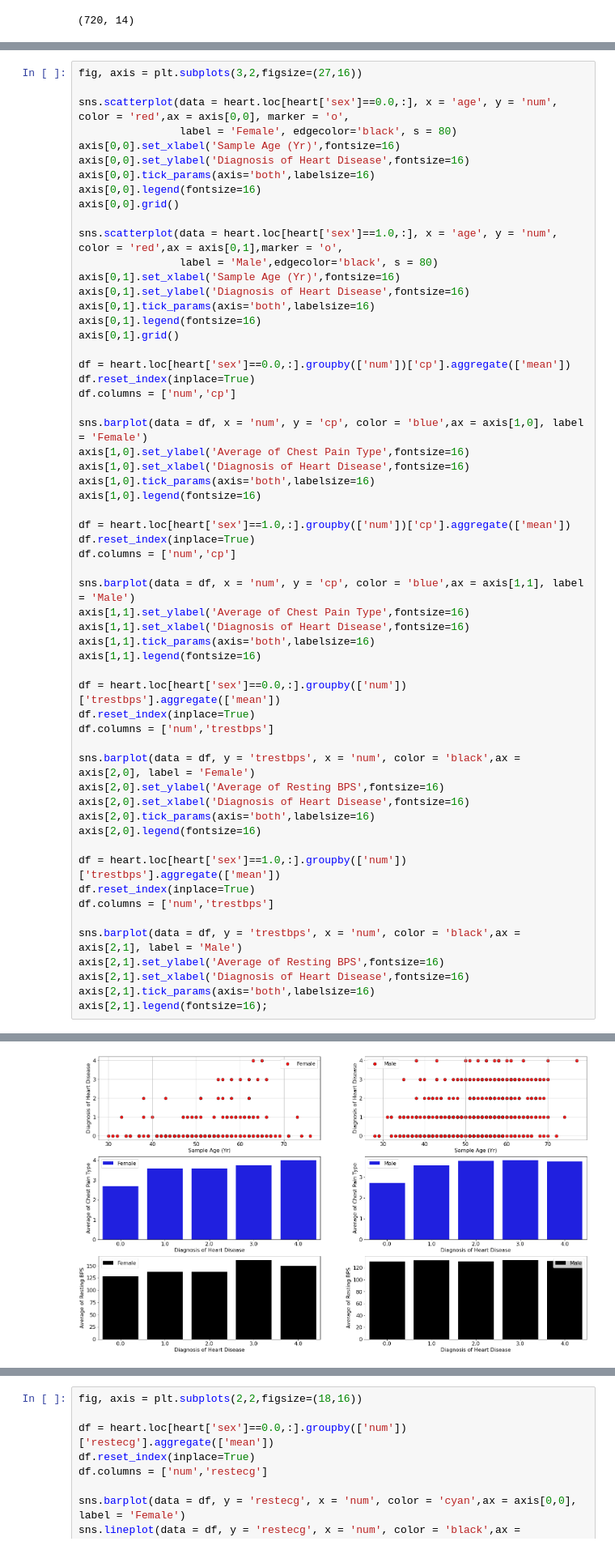
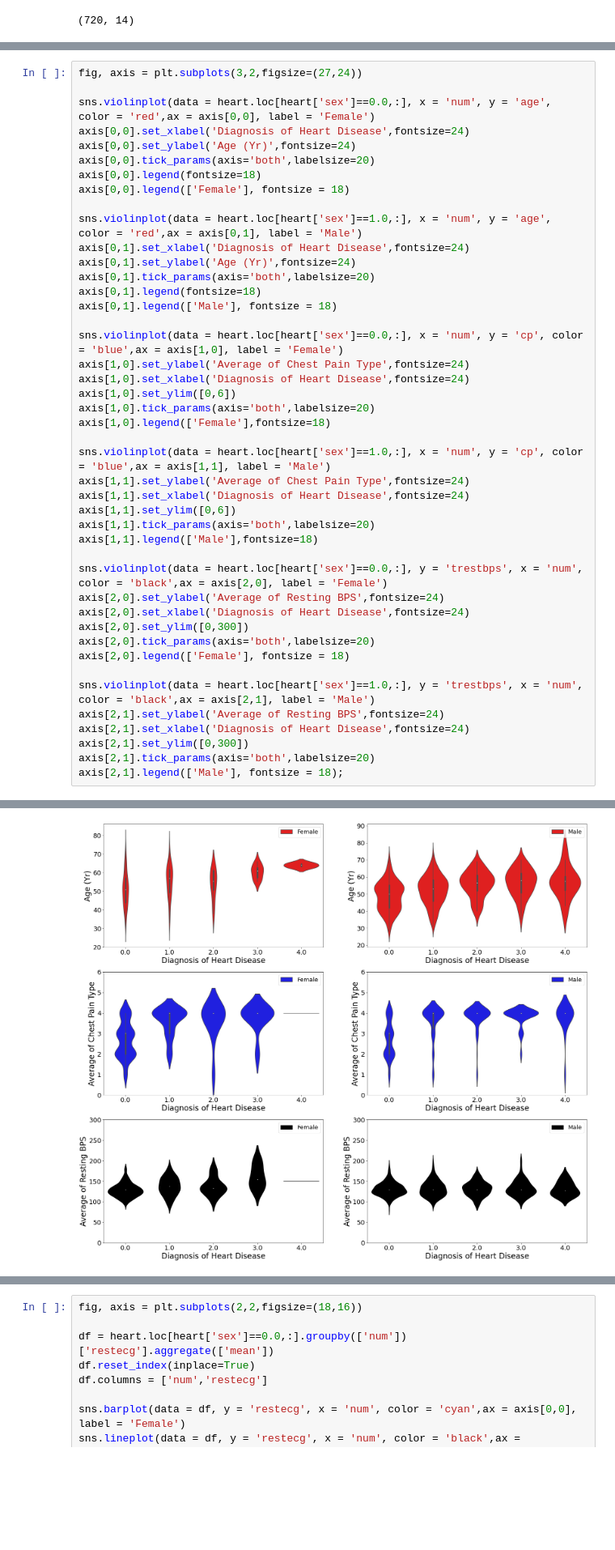
Before and after one commit to bkeshavarzi/Heart, a Jupyter notebook: FeatureCorrelationHeart.ipynb, the cells around one changed output, grey strips where cells are left out. Shown at 81% size. Cells and saved outputs as stored; diff of their text form; blank space fills up the shorter version.

```diff
--- a/FeatureCorrelationHeart.ipynb
+++ b/FeatureCorrelationHeart.ipynb
@@ -114,59 +115,45 @@ axis[2,1].legend(fontsize=16);
 # %%
-fig, axis = plt.subplots(3,2,figsize=(27,16))
+fig, axis = plt.subplots(3,2,figsize=(27,24))
 
-sns.scatterplot(data = heart.loc[heart['sex']==0.0,:], x = 'age', y = 'num', color = 'red',ax = axis[0,0], marker = 'o',
-                label = 'Female', edgecolor='black', s = 80)
-axis[0,0].set_xlabel('Sample Age (Yr)',fontsize=16)
-axis[0,0].set_ylabel('Diagnosis of Heart Disease',fontsize=16)
-axis[0,0].tick_params(axis='both',labelsize=16)
-axis[0,0].legend(fontsize=16)
-axis[0,0].grid()
+sns.violinplot(data = heart.loc[heart['sex']==0.0,:], x = 'num', y = 'age', color = 'red',ax = axis[0,0], label = 'Female')
+axis[0,0].set_xlabel('Diagnosis of Heart Disease',fontsize=24)
+axis[0,0].set_ylabel('Age (Yr)',fontsize=24)
+axis[0,0].tick_params(axis='both',labelsize=20)
+axis[0,0].legend(fontsize=18)
+axis[0,0].legend(['Female'], fontsize = 18)
 
-sns.scatterplot(data = heart.loc[heart['sex']==1.0,:], x = 'age', y = 'num', color = 'red',ax = axis[0,1],marker = 'o',
-                label = 'Male',edgecolor='black', s = 80)
-axis[0,1].set_xlabel('Sample Age (Yr)',fontsize=16)
-axis[0,1].set_ylabel('Diagnosis of Heart Disease',fontsize=16)
-axis[0,1].tick_params(axis='both',labelsize=16)
-axis[0,1].legend(fontsize=16)
-axis[0,1].grid()
+sns.violinplot(data = heart.loc[heart['sex']==1.0,:], x = 'num', y = 'age', color = 'red',ax = axis[0,1], label = 'Male')
+axis[0,1].set_xlabel('Diagnosis of Heart Disease',fontsize=24)
+axis[0,1].set_ylabel('Age (Yr)',fontsize=24)
+axis[0,1].tick_params(axis='both',labelsize=20)
+axis[0,1].legend(fontsize=18)
+axis[0,1].legend(['Male'], fontsize = 18)
 
-df = heart.loc[heart['sex']==0.0,:].groupby(['num'])['cp'].aggregate(['mean'])
-df.reset_index(inplace=True)
-df.columns = ['num','cp']
+sns.violinplot(data = heart.loc[heart['sex']==0.0,:], x = 'num', y = 'cp', color = 'blue',ax = axis[1,0], label = 'Female')
+axis[1,0].set_ylabel('Average of Chest Pain Type',fontsize=24)
+axis[1,0].set_xlabel('Diagnosis of Heart Disease',fontsize=24)
+axis[1,0].set_ylim([0,6])
+axis[1,0].tick_params(axis='both',labelsize=20)
+axis[1,0].legend(['Female'],fontsize=18)
 
-sns.barplot(data = df, x = 'num', y = 'cp', color = 'blue',ax = axis[1,0], label = 'Female')
-axis[1,0].set_ylabel('Average of Chest Pain Type',fontsize=16)
-axis[1,0].set_xlabel('Diagnosis of Heart Disease',fontsize=16)
-axis[1,0].tick_params(axis='both',labelsize=16)
-axis[1,0].legend(fontsize=16)
+sns.violinplot(data = heart.loc[heart['sex']==1.0,:], x = 'num', y = 'cp', color = 'blue',ax = axis[1,1], label = 'Male')
+axis[1,1].set_ylabel('Average of Chest Pain Type',fontsize=24)
+axis[1,1].set_xlabel('Diagnosis of Heart Disease',fontsize=24)
+axis[1,1].set_ylim([0,6])
+axis[1,1].tick_params(axis='both',labelsize=20)
+axis[1,1].legend(['Male'],fontsize=18)
 
-df = heart.loc[heart['sex']==1.0,:].groupby(['num'])['cp'].aggregate(['mean'])
-df.reset_index(inplace=True)
-df.columns = ['num','cp']
+sns.violinplot(data = heart.loc[heart['sex']==0.0,:], y = 'trestbps', x = 'num', color = 'black',ax = axis[2,0], label = 'Female')
+axis[2,0].set_ylabel('Average of Resting BPS',fontsize=24)
+axis[2,0].set_xlabel('Diagnosis of Heart Disease',fontsize=24)
+axis[2,0].set_ylim([0,300])
+axis[2,0].tick_params(axis='both',labelsize=20)
+axis[2,0].legend(['Female'], fontsize = 18)
 
-sns.barplot(data = df, x = 'num', y = 'cp', color = 'blue',ax = axis[1,1], label = 'Male')
-axis[1,1].set_ylabel('Average of Chest Pain Type',fontsize=16)
-axis[1,1].set_xlabel('Diagnosis of Heart Disease',fontsize=16)
-axis[1,1].tick_params(axis='both',labelsize=16)
-axis[1,1].legend(fontsize=16)
-
-df = heart.loc[heart['sex']==0.0,:].groupby(['num'])['trestbps'].aggregate(['mean'])
-df.reset_index(inplace=True)
-df.columns = ['num','trestbps']
-
-sns.barplot(data = df, y = 'trestbps', x = 'num', color = 'black',ax = axis[2,0], label = 'Female')
-axis[2,0].set_ylabel('Average of Resting BPS',fontsize=16)
-axis[2,0].set_xlabel('Diagnosis of Heart Disease',fontsize=16)
-axis[2,0].tick_params(axis='both',labelsize=16)
-axis[2,0].legend(fontsize=16)
-
-df = heart.loc[heart['sex']==1.0,:].groupby(['num'])['trestbps'].aggregate(['mean'])
-df.reset_index(inplace=True)
-df.columns = ['num','trestbps']
-
-sns.barplot(data = df, y = 'trestbps', x = 'num', color = 'black',ax = axis[2,1], label = 'Male')
-axis[2,1].set_ylabel('Average of Resting BPS',fontsize=16)
-axis[2,1].set_xlabel('Diagnosis of Heart Disease',fontsize=16)
-axis[2,1].tick_params(axis='both',labelsize=16)
-axis[2,1].legend(fontsize=16);
+sns.violinplot(data = heart.loc[heart['sex']==1.0,:], y = 'trestbps', x = 'num', color = 'black',ax = axis[2,1], label = 'Male')
+axis[2,1].set_ylabel('Average of Resting BPS',fontsize=24)
+axis[2,1].set_xlabel('Diagnosis of Heart Disease',fontsize=24)
+axis[2,1].set_ylim([0,300])
+axis[2,1].tick_params(axis='both',labelsize=20)
+axis[2,1].legend(['Male'], fontsize = 18);
 # %% [output]
@@ -173 +162 @@ axis[2,1].legend(fontsize=16);
-[figure, old version]
+[figure, new version]
```
Also changed, not shown: parts of 35 cells of this notebook, 48 other files.
